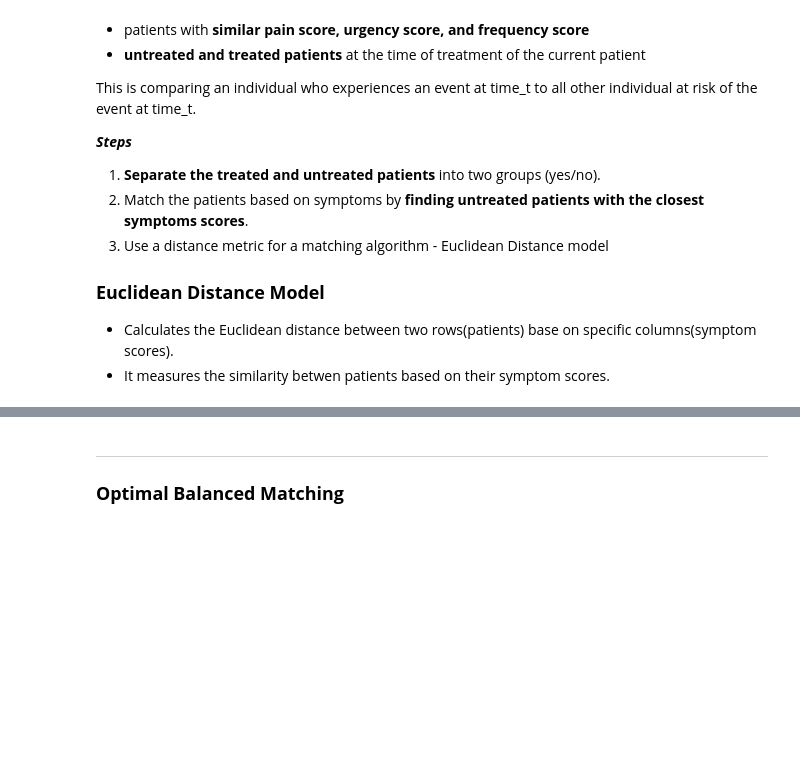
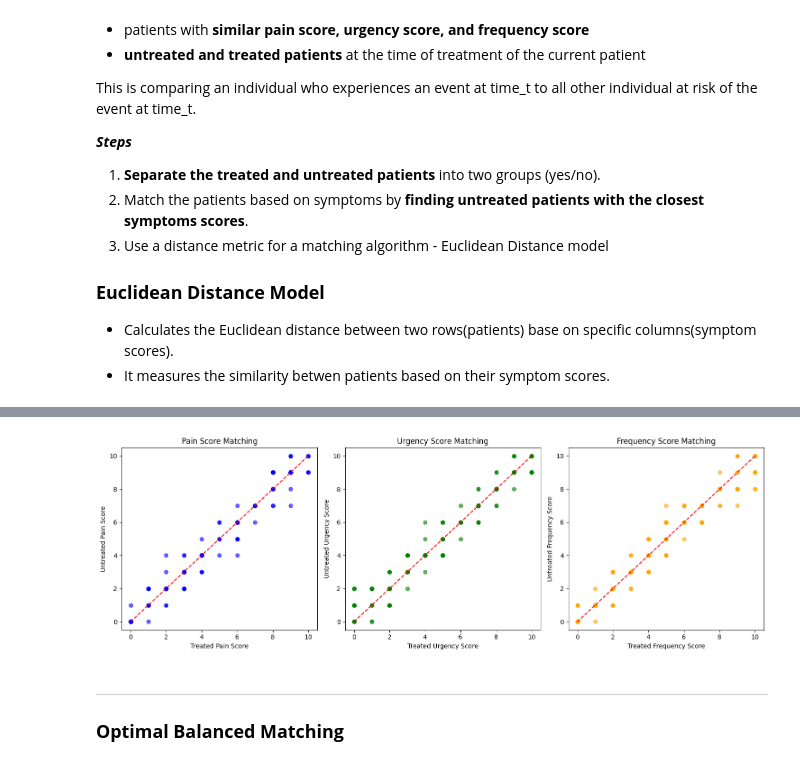
Before and after one commit to Bobberns/Assignment-1-Data-Analytics, a Jupyter notebook: Journal_Overview.ipynb, the cells around one changed output, grey strips where cells are left out. Saved outputs shown, nothing was run; the diff lists cells and outputs as text; code cells hidden in the pictures; blank space fills up the shorter version.

Commit message:
add: appended the RSM program into overview file

```diff
--- a/Journal_Overview.ipynb
+++ b/Journal_Overview.ipynb
@@ -77,3 +77,100 @@ This is comparing an individual who experiences an event at time_t to all other
 ### **Euclidean Distance Model**
 - Calculates the Euclidean distance between two rows(patients) base on specific columns(symptom scores).
 - It measures the similarity betwen patients based on their symptom scores.
+# %%
+import pandas as pd
+import numpy as np
+import matplotlib.pyplot as plt
+
+# Load dataset
+df = pd.read_csv('./Datasets/patient_treatment_data.csv')
+
+# Display first few rows to verify
+df.head()
+
+# Convert Treatment_Time to datetime
+df['Treatment_Time'] = pd.to_datetime(df['Treatment_Time'])
+
+# Separate treated and untreated patients
+treated = df[df['Treated'] == 'Yes']
+untreated = df[df['Treated'] == 'No']
+
+# Function to calculate Euclidean distance
+def euclidean_distance(row1, row2, columns):
+    return np.sqrt(np.sum((row1[columns] - row2[columns]) ** 2))
+
+# Function to perform risk set matching with time constraint
+def risk_set_matching(treated, untreated, symptom_columns):
+    matches = []
+
+    for _, treated_patient in treated.iterrows():
+        min_distance = float('inf')
+        closest_untreated = None
+
+        # Filter untreated patients who were untreated at the time of treatment
+        untreated_at_risk = untreated[untreated['Treatment_Time'].isna() | (untreated['Treatment_Time'] > treated_patient['Treatment_Time'])]
+
+        # Find the closest untreated patient based on symptom scores
+        for _, untreated_patient in untreated_at_risk.iterrows():
+            distance = euclidean_distance(treated_patient, untreated_patient, symptom_columns)
+            if distance < min_distance:
+                min_distance = distance
+                closest_untreated = untreated_patient
+
+        # Record the match
+        if closest_untreated is not None:
+            matches.append({
+                'Treated_ID': treated_patient['ID'],
+                'Treated_Pain_Score': treated_patient['Pain_Score'],
+                'Treated_Urgency_Score': treated_patient['Urgency_Score'],
+                'Treated_Frequency_Score': treated_patient['Frequency_Score'],
+                'Treated_Treatment_Time': treated_patient['Treatment_Time'],
+                'Untreated_ID': closest_untreated['ID'],
+                'Untreated_Pain_Score': closest_untreated['Pain_Score'],
+                'Untreated_Urgency_Score': closest_untreated['Urgency_Score'],
+                'Untreated_Frequency_Score': closest_untreated['Frequency_Score'],
+                'Untreated_Treatment_Time': closest_untreated['Treatment_Time']
+            })
+
+    return pd.DataFrame(matches)
+
+# Define the symptom columns to match on
+symptom_columns = ['Pain_Score', 'Urgency_Score', 'Frequency_Score']
+
+# Perform risk set matching
+matched_pairs = risk_set_matching(treated, untreated, symptom_columns)
+
+# Display the matched pairs
+# print(":: MATCHED PAIRS")
+# print(matched_pairs)
+
+# Visualization
+plt.figure(figsize=(15, 5))
+
+# Plot Pain_Score
+plt.subplot(1, 3, 1)
+plt.scatter(matched_pairs['Treated_Pain_Score'], matched_pairs['Untreated_Pain_Score'], color='blue', alpha=0.6)
+plt.plot([0, 10], [0, 10], 'r--')  # Diagonal line for reference
+plt.title('Pain Score Matching')
+plt.xlabel('Treated Pain Score')
+plt.ylabel('Untreated Pain Score')
+
+# Plot Urgency_Score
+plt.subplot(1, 3, 2)
+plt.scatter(matched_pairs['Treated_Urgency_Score'], matched_pairs['Untreated_Urgency_Score'], color='green', alpha=0.6)
+plt.plot([0, 10], [0, 10], 'r--')  # Diagonal line for reference
+plt.title('Urgency Score Matching')
+plt.xlabel('Treated Urgency Score')
+plt.ylabel('Untreated Urgency Score')
+
+# Plot Frequency_Score
+plt.subplot(1, 3, 3)
+plt.scatter(matched_pairs['Treated_Frequency_Score'], matched_pairs['Untreated_Frequency_Score'], color='orange', alpha=0.6)
+plt.plot([0, 10], [0, 10], 'r--')  # Diagonal line for reference
+plt.title('Frequency Score Matching')
+plt.xlabel('Treated Frequency Score')
+plt.ylabel('Untreated Frequency Score')
+
+plt.tight_layout()
+plt.show()
+# %% [output]
@@ -80,3 +194,4 @@ This is comparing an individual who experiences an event at time_t to all other
+[figure, added]
 # %% [markdown]
 ---
 ### **Optimal Balanced Matching**
```
Also changed, not shown: parts of 1 cell of this notebook.
